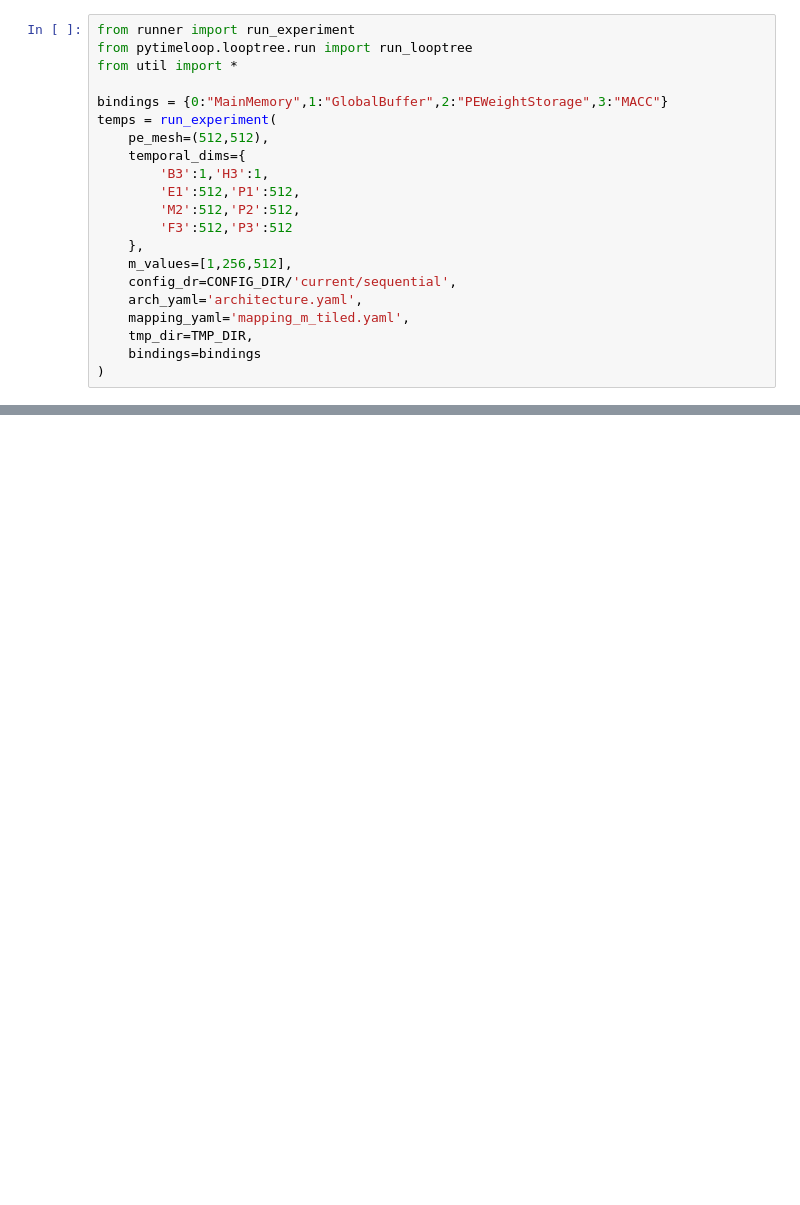
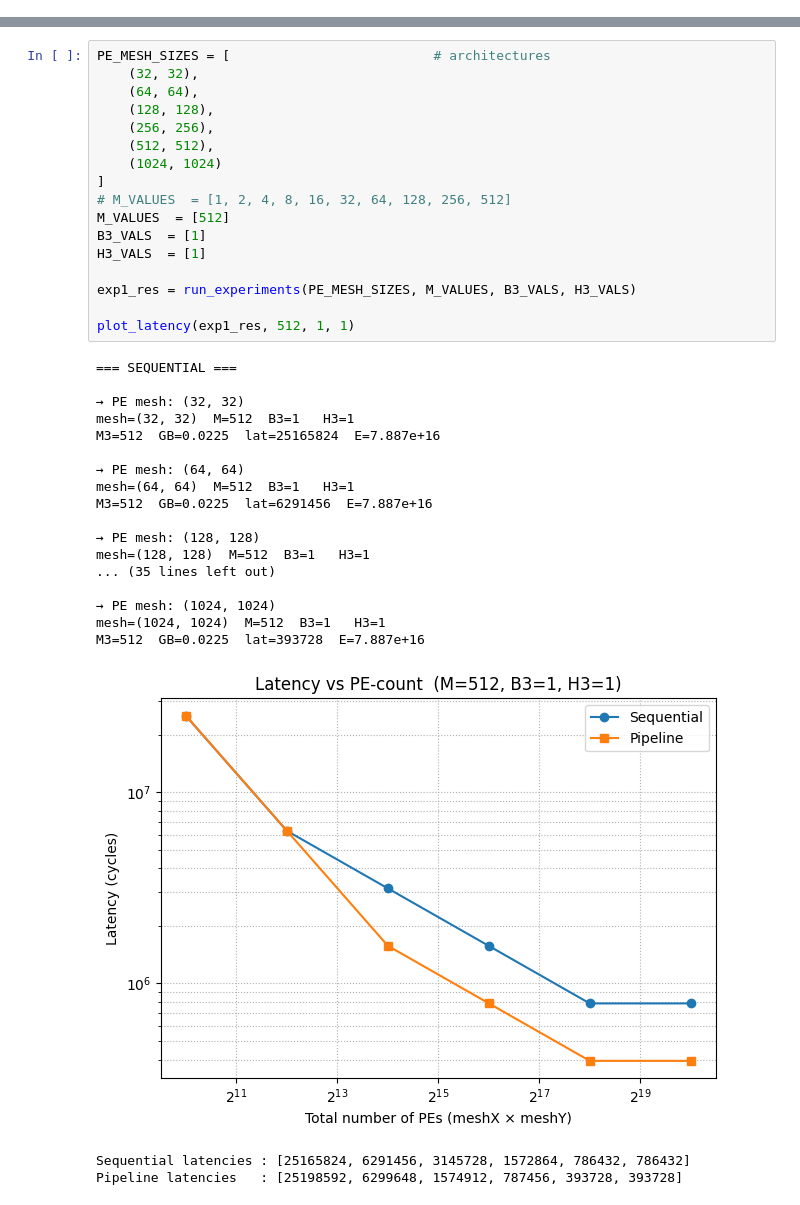
Before and after one commit to brieonbread/6.5931-FLAT-project, a Jupyter notebook: workspace/notebook/experiments.ipynb, the cells around one changed output, grey strips where cells are left out. Cells and saved outputs as stored; diff of their text form; blank space fills up the shorter version.

Commit message:
final experiments and configs in current

```diff
--- a/workspace/notebook/experiments.ipynb
+++ b/workspace/notebook/experiments.ipynb
@@ -15,21 +0,0 @@ It copies the architecture and mapping templates in config_dr, edits them with p
-# %%
-from runner import run_experiment
-from pytimeloop.looptree.run import run_looptree
-from util import *
-
-bindings = {0:"MainMemory",1:"GlobalBuffer",2:"PEWeightStorage",3:"MACC"}
-temps = run_experiment(
-    pe_mesh=(512,512),
-    temporal_dims={
-        'B3':1,'H3':1,
-        'E1':512,'P1':512,
-        'M2':512,'P2':512,
-        'F3':512,'P3':512
-    },
-    m_values=[1,256,512],
-    config_dr=CONFIG_DIR/'current/sequential',
-    arch_yaml='architecture.yaml',
-    mapping_yaml='mapping_m_tiled.yaml',
-    tmp_dir=TMP_DIR,
-    bindings=bindings
-)
@@ -515,0 +118,38 @@ Do a small sweep for B,H on current experiments
+# %%
+PE_MESH_SIZES = [                          # architectures
+    (32, 32),
+    (64, 64),
+    (128, 128),
+    (256, 256),
+    (512, 512),
+    (1024, 1024)
+]
+# M_VALUES  = [1, 2, 4, 8, 16, 32, 64, 128, 256, 512]
+M_VALUES  = [512]
+B3_VALS  = [1]
+H3_VALS  = [1]
+
+exp1_res = run_experiments(PE_MESH_SIZES, M_VALUES, B3_VALS, H3_VALS)
+
+plot_latency(exp1_res, 512, 1, 1)
+# %% [output]
+=== SEQUENTIAL ===
+
+→ PE mesh: (32, 32)
+mesh=(32, 32)  M=512  B3=1   H3=1
+M3=512  GB=0.0225  lat=25165824  E=7.887e+16
+
+→ PE mesh: (64, 64)
+mesh=(64, 64)  M=512  B3=1   H3=1
+M3=512  GB=0.0225  lat=6291456  E=7.887e+16
+
+→ PE mesh: (128, 128)
+mesh=(128, 128)  M=512  B3=1   H3=1
+... (35 lines left out)
+
+→ PE mesh: (1024, 1024)
+mesh=(1024, 1024)  M=512  B3=1   H3=1
+M3=512  GB=0.0225  lat=393728  E=7.887e+16
+[figure, added]
+Sequential latencies : [25165824, 6291456, 3145728, 1572864, 786432, 786432]
+Pipeline latencies   : [25198592, 6299648, 1574912, 787456, 393728, 393728]
```
Also changed, not shown: parts of 29 cells of this notebook, 4 other files.
